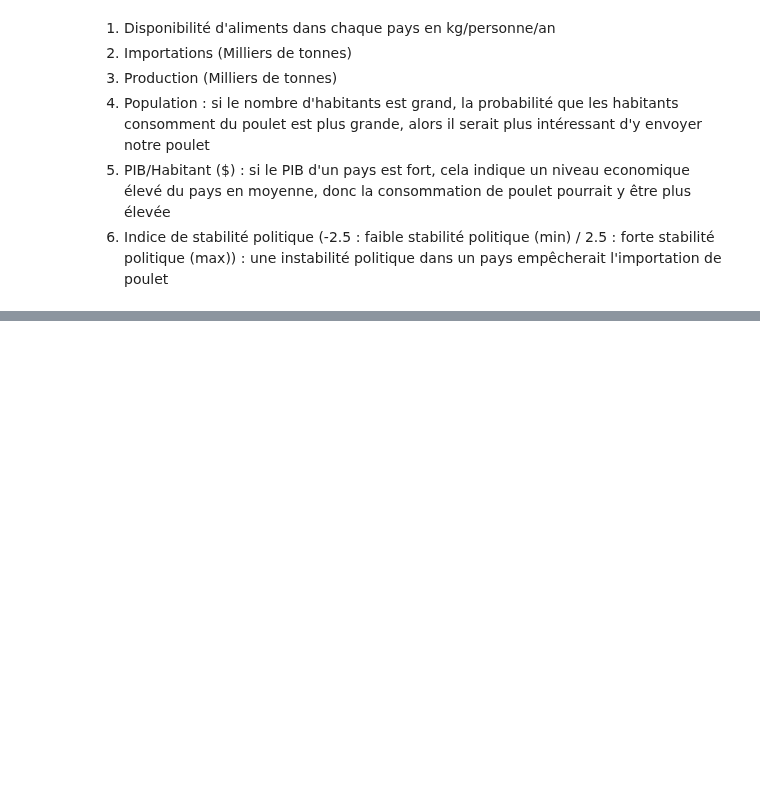
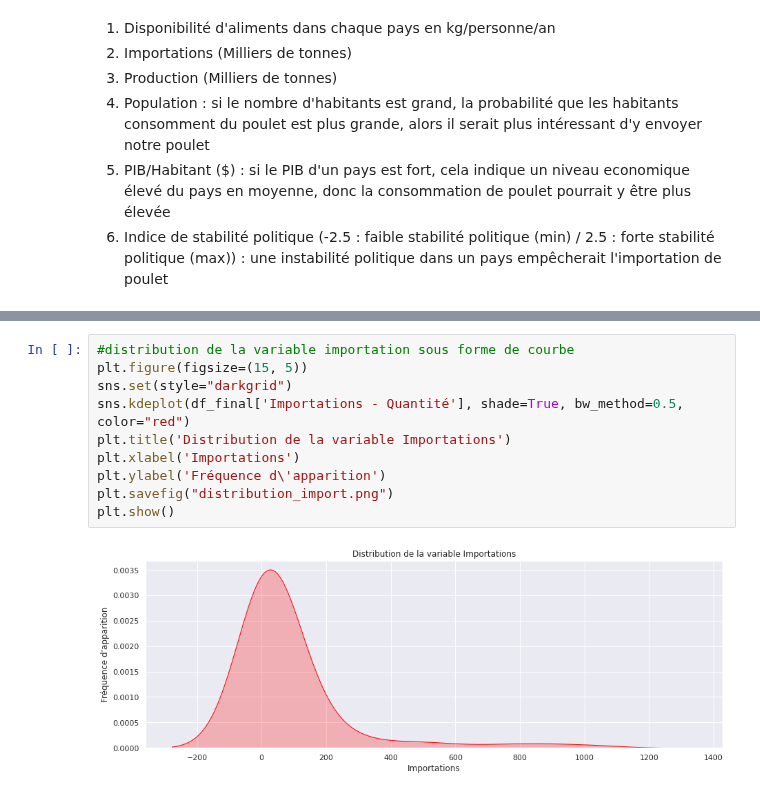
Before and after one commit to Randasabag/Etude-de-march-de-la-poule-qui-chante-avec-Python, a Jupyter notebook: projet9.ipynb, the cells around one changed output, grey strips where cells are left out. Drawn from its saved outputs; the diff is of its cells as text; blank space fills up the shorter version.

```diff
--- a/projet9.ipynb
+++ b/projet9.ipynb
@@ -677,0 +807,12 @@ df_final[df_final['Exportations - Quantité']<0]
+# %%
+#distribution de la variable importation sous forme de courbe
+plt.figure(figsize=(15, 5))
+sns.set(style="darkgrid")
+sns.kdeplot(df_final['Importations - Quantité'], shade=True, bw_method=0.5, color="red")
+plt.title('Distribution de la variable Importations')
+plt.xlabel('Importations')
+plt.ylabel('Fréquence d\'apparition')
+plt.savefig("distribution_import.png")
+plt.show()
+# %% [output]
+[figure, added]
```
Also changed, not shown: parts of 13 cells of this notebook.
